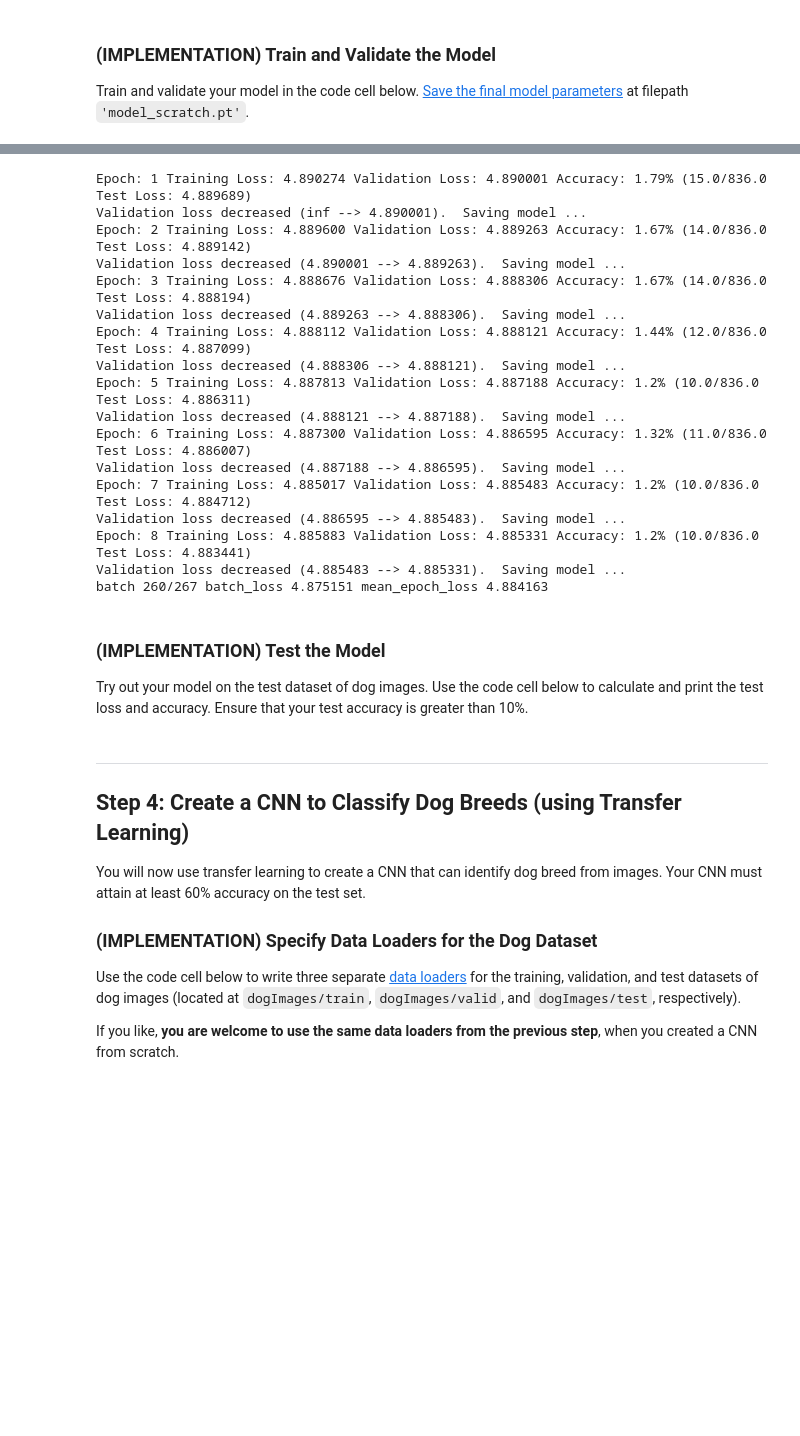
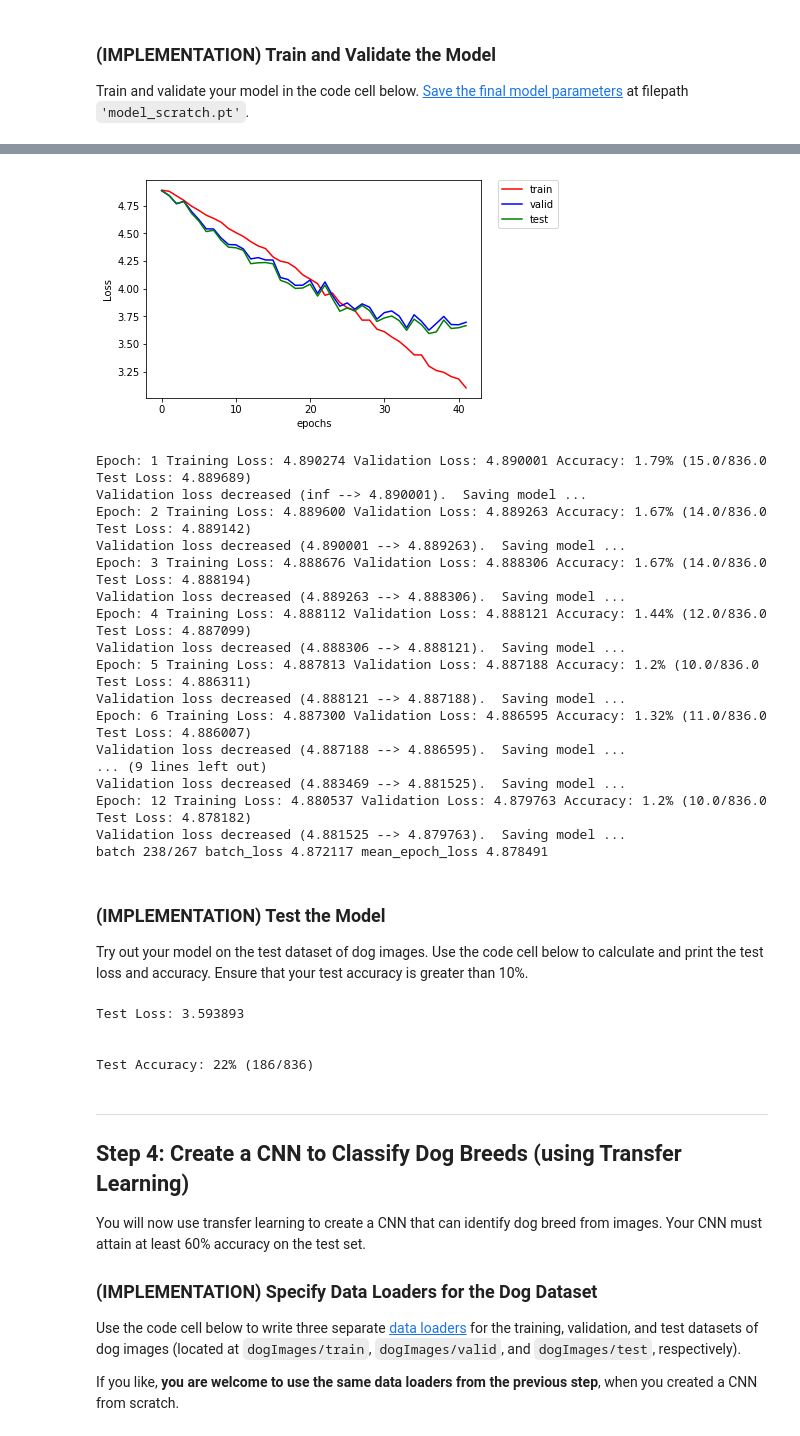
Before and after one commit to jdelhaxhe/deep-learning-v2-pytorch, a Jupyter notebook: project-dog-classification/dog_app.ipynb, the cells around one changed output, grey strips where cells are left out. Drawn from its saved outputs; the diff is of its cells as text; code cells hidden in the pictures; blank space fills up the shorter version.

```diff
--- a/project-dog-classification/dog_app.ipynb
+++ b/project-dog-classification/dog_app.ipynb
@@ -681,10 +885,28 @@ def train(n_epochs, loaders, model, optimizer, criterion, use_cuda, save_path):
+# %%
+def compare(datas, labels):
+    colors = ['r', 'b', 'g', 'c', 'y', 'k']
+
+    assert len(datas) <= len(colors)
+
+    for i, (yval) in enumerate(datas):
+        plt.plot(yval, colors[i], label=labels[i])
+
+    plt.xlabel('epochs')
+    plt.ylabel('Loss')
+    plt.legend(bbox_to_anchor=(1.05, 1), loc=2, borderaxespad=0.)
+    plt.show()
+# %%
+compare([train_loss_history,valid_loss_history,test_loss_history],['train','valid','test'])
+# %% [output]
+[figure, added]
 # %%
+#lr = 0.003 64px
 # train the model
-model_scratch = train(100, loaders_scratch, model_scratch, optimizer_scratch,
-                      criterion_scratch, use_cuda, 'model_scratch.pt')
+#model_scratch = train(100, loaders_scratch, model_scratch, optimizer_scratch,
+                      criterion_scratch, use_cuda, 'model_transfer.pt')
 
 # load the model that got the best validation accuracy
-model_scratch.load_state_dict(torch.load('model_scratch.pt'))
+#model_scratch.load_state_dict(torch.load('model_scratch.pt'))
 # %% [output]
 Epoch: 1 Training Loss: 4.890274 Validation Loss: 4.890001 Accuracy: 1.79% (15.0/836.0 Test Loss: 4.889689)
 Validation loss decreased (inf --> 4.890001).  Saving model ...
@@ -698,8 +920,8 @@ Epoch: 5 Training Loss: 4.887813 Validation Loss: 4.887188 Accuracy: 1.2% (10.0/
 Validation loss decreased (4.888121 --> 4.887188).  Saving model ...
 Epoch: 6 Training Loss: 4.887300 Validation Loss: 4.886595 Accuracy: 1.32% (11.0/836.0 Test Loss: 4.886007)
 Validation loss decreased (4.887188 --> 4.886595).  Saving model ...
-Epoch: 7 Training Loss: 4.885017 Validation Loss: 4.885483 Accuracy: 1.2% (10.0/836.0 Test Loss: 4.884712)
-Validation loss decreased (4.886595 --> 4.885483).  Saving model ...
-Epoch: 8 Training Loss: 4.885883 Validation Loss: 4.885331 Accuracy: 1.2% (10.0/836.0 Test Loss: 4.883441)
-Validation loss decreased (4.885483 --> 4.885331).  Saving model ...
-batch 260/267 batch_loss 4.875151 mean_epoch_loss 4.884163
+... (9 lines left out)
+Validation loss decreased (4.883469 --> 4.881525).  Saving model ...
+Epoch: 12 Training Loss: 4.880537 Validation Loss: 4.879763 Accuracy: 1.2% (10.0/836.0 Test Loss: 4.878182)
+Validation loss decreased (4.881525 --> 4.879763).  Saving model ...
+batch 238/267 batch_loss 4.872117 mean_epoch_loss 4.878491
@@ -720,7 +942,12 @@ def test(loaders, model, criterion, use_cuda):
         100. * correct / total, correct, total))
 
 # call test function
-#test(loaders_scratch, model_scratch, criterion_scratch, use_cuda)
+test(loaders_scratch, model_scratch, criterion_scratch, use_cuda)
+# %% [output]
+Test Loss: 3.593893
+
+
+Test Accuracy: 22% (186/836)
 # %% [markdown]
 ---
 <a id='step4'></a>
```
Also changed, not shown: parts of 33 cells of this notebook, 10 other files.
